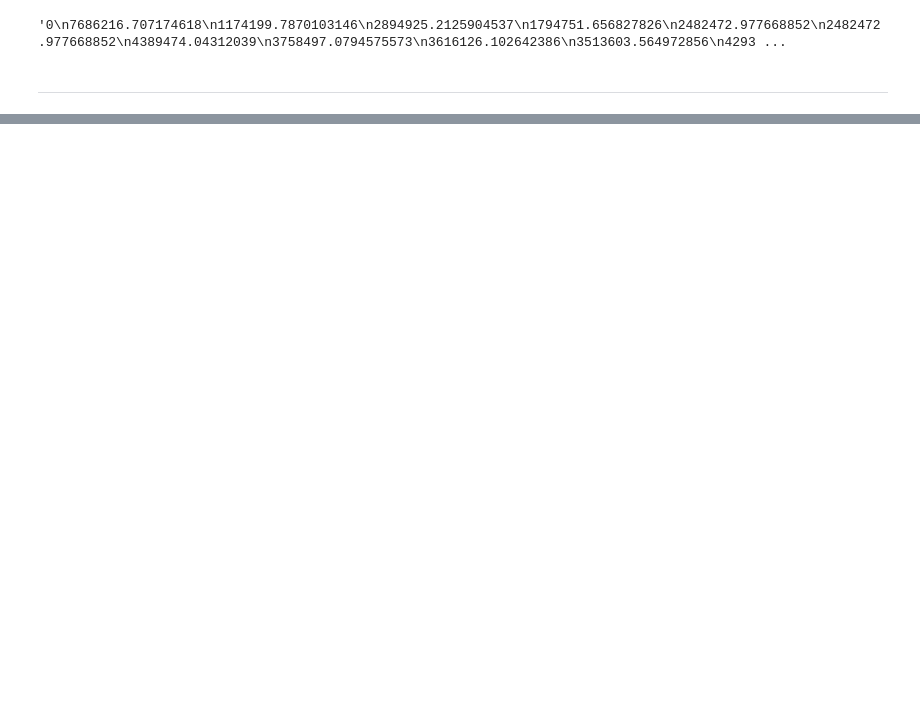
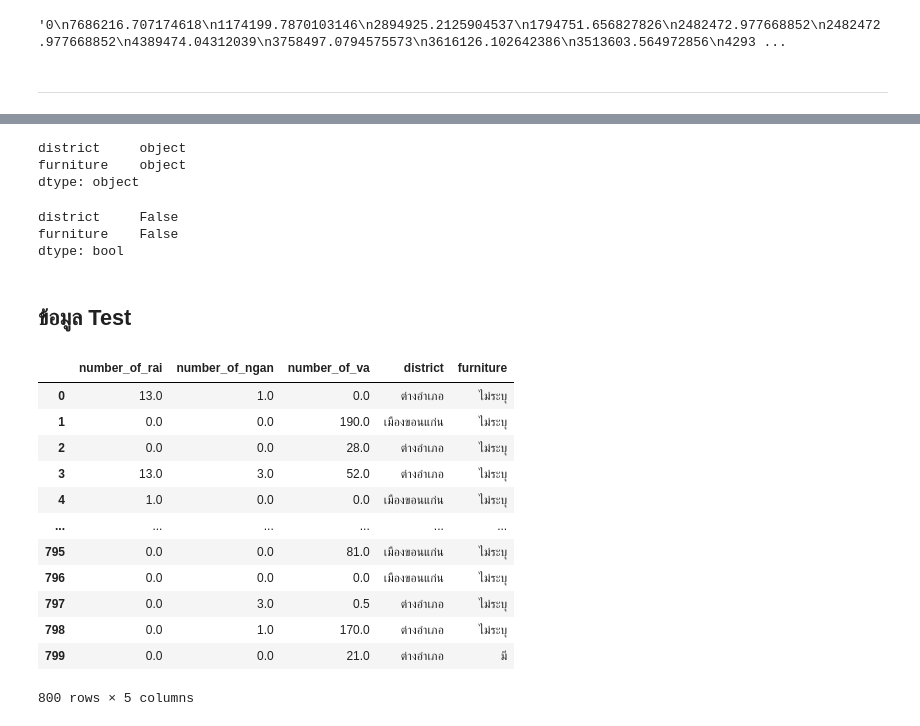
Before and after one commit to NahataiTep/DPDM65, a Jupyter notebook: Final.ipynb, the cells around one changed output, grey strips where cells are left out. Saved outputs shown, nothing was run; the diff lists cells and outputs as text; code cells hidden in the pictures; blank space fills up the shorter version.

```diff
--- a/Final.ipynb
+++ b/Final.ipynb
@@ -975,0 +1105,2 @@ predictions.to_csv(index=False)
+# %%
+TestFinal_f = TestFinal_f.fillna('ไม่ระบุ')
@@ -975,0 +1132,31 @@ predictions.to_csv(index=False)
+# %%
+TestFinal_qual.dtypes
+# %% [output]
+district     object
+furniture    object
+dtype: object
+# %%
+TestFinal_qual.isnull().any()
+# %% [output]
+district     False
+furniture    False
+dtype: bool
+# %% [markdown]
+## ข้อมูล Test
+# %%
+TestFinal2 = pd.concat([TestFinal_quan,TestFinal_qual], axis=1)
+TestFinal2
+# %% [output]
+|  | number_of_rai | number_of_ngan | number_of_va | district | furniture |
+| 0 | 13.0 | 1.0 | 0.0 | ต่างอำเภอ | ไม่ระบุ |
+| 1 | 0.0 | 0.0 | 190.0 | เมืองขอนแก่น | ไม่ระบุ |
+| 2 | 0.0 | 0.0 | 28.0 | ต่างอำเภอ | ไม่ระบุ |
+| 3 | 13.0 | 3.0 | 52.0 | ต่างอำเภอ | ไม่ระบุ |
+| 4 | 1.0 | 0.0 | 0.0 | เมืองขอนแก่น | ไม่ระบุ |
+| ... | ... | ... | ... | ... | ... |
+| 795 | 0.0 | 0.0 | 81.0 | เมืองขอนแก่น | ไม่ระบุ |
+| 796 | 0.0 | 0.0 | 0.0 | เมืองขอนแก่น | ไม่ระบุ |
+| 797 | 0.0 | 3.0 | 0.5 | ต่างอำเภอ | ไม่ระบุ |
+| 798 | 0.0 | 1.0 | 170.0 | ต่างอำเภอ | ไม่ระบุ |
+| 799 | 0.0 | 0.0 | 21.0 | ต่างอำเภอ | มี |
+800 rows × 5 columns
```
Also changed, not shown: parts of 50 cells of this notebook.
